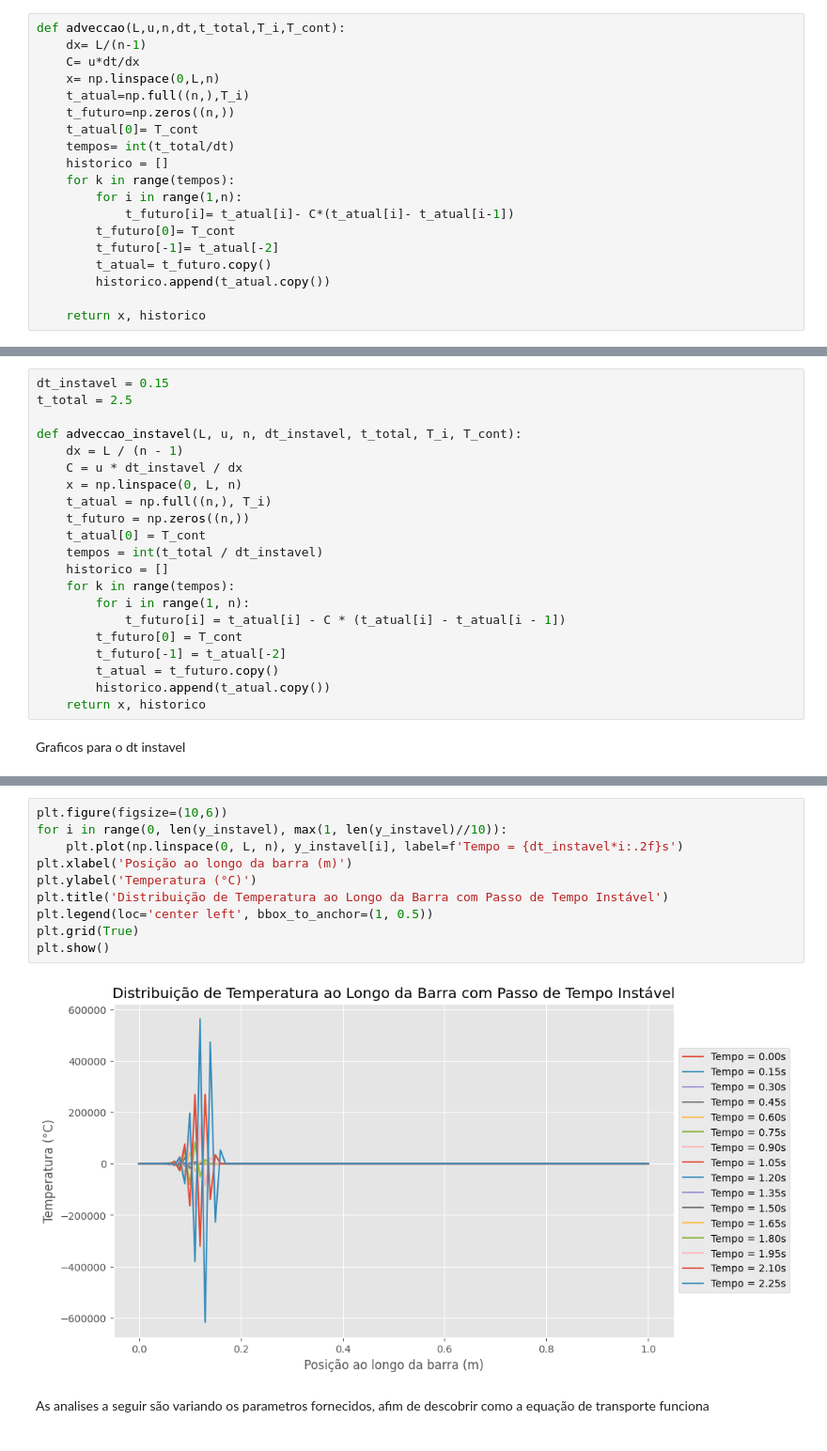
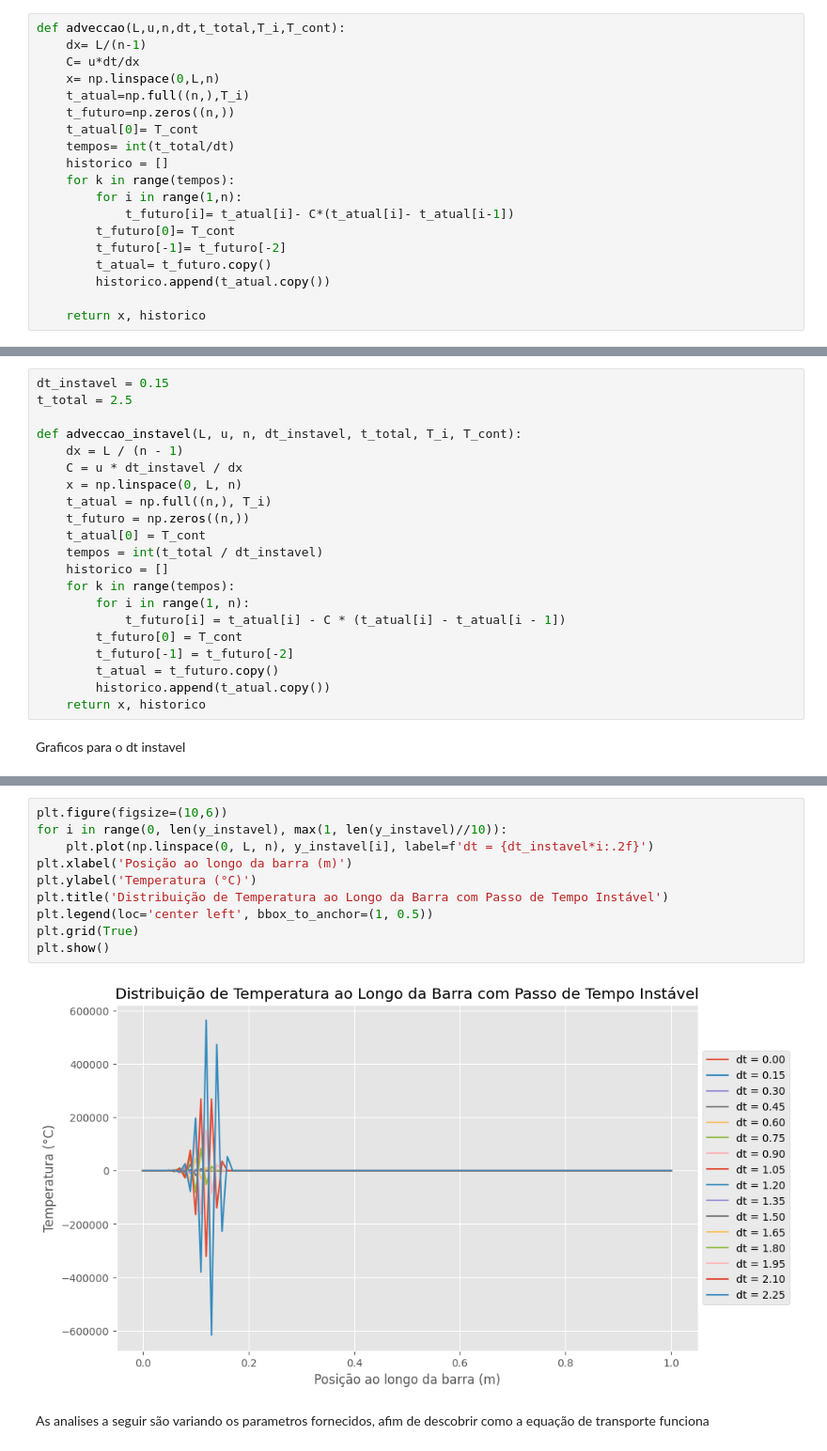
Before and after one commit to italorosq/M-todos-Num-ricos-para-EDO-S-E-EDP-S, a Jupyter notebook: trabalho3.ipynb, the cells around one changed output, grey strips where cells are left out. Shown at 94% size. Cells and saved outputs as stored; diff of their text form.

```diff
--- a/trabalho3.ipynb
+++ b/trabalho3.ipynb
@@ -38,7 +38,7 @@ def adveccao(L,u,n,dt,t_total,T_i,T_cont):
         for i in range(1,n):
             t_futuro[i]= t_atual[i]- C*(t_atual[i]- t_atual[i-1])
         t_futuro[0]= T_cont
-        t_futuro[-1]= t_atual[-2]
+        t_futuro[-1]= t_futuro[-2]
         t_atual= t_futuro.copy()
         historico.append(t_atual.copy())
 
@@ -124,7 +124,7 @@ def adveccao_instavel(L, u, n, dt_instavel, t_total, T_i, T_cont):
         for i in range(1, n):
             t_futuro[i] = t_atual[i] - C * (t_atual[i] - t_atual[i - 1])
         t_futuro[0] = T_cont
-        t_futuro[-1] = t_atual[-2]
+        t_futuro[-1] = t_futuro[-2]
         t_atual = t_futuro.copy()
         historico.append(t_atual.copy())
     return x, historico
@@ -145,15 +145,15 @@ plt.show()
 # %%
 plt.figure(figsize=(10,6))
 for i in range(0, len(y_instavel), max(1, len(y_instavel)//10)):
-    plt.plot(np.linspace(0, L, n), y_instavel[i], label=f'Tempo = {dt_instavel*i:.2f}s')
+    plt.plot(np.linspace(0, L, n), y_instavel[i], label=f'dt = {dt_instavel*i:.2f}')
 plt.xlabel('Posição ao longo da barra (m)')
 plt.ylabel('Temperatura (°C)')
 plt.title('Distribuição de Temperatura ao Longo da Barra com Passo de Tempo Instável')
 plt.legend(loc='center left', bbox_to_anchor=(1, 0.5))
 plt.grid(True)
 plt.show()
 # %% [output]
-[figure, old version]
+[figure, new version]
 # %% [markdown]
 As analises a seguir são variando os parametros fornecidos, afim de descobrir como a equação de transporte funciona
 # %%
```
Also changed, not shown: parts of 7 cells of this notebook, 1 other file.
